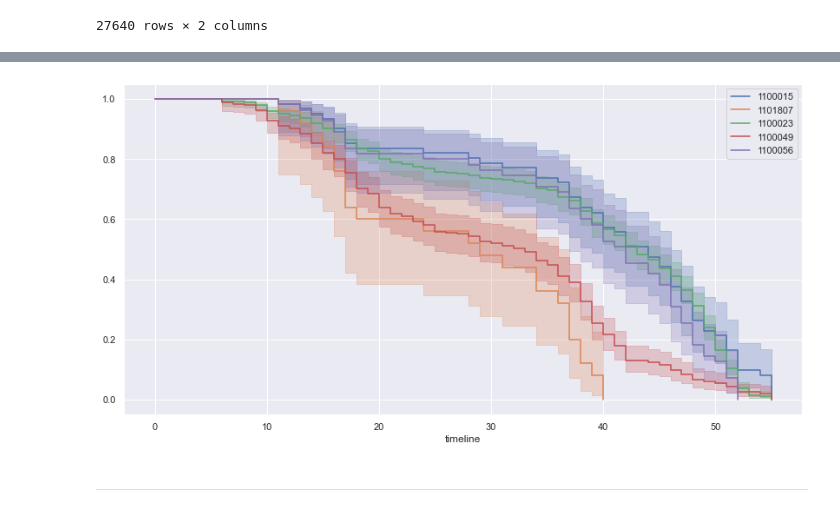
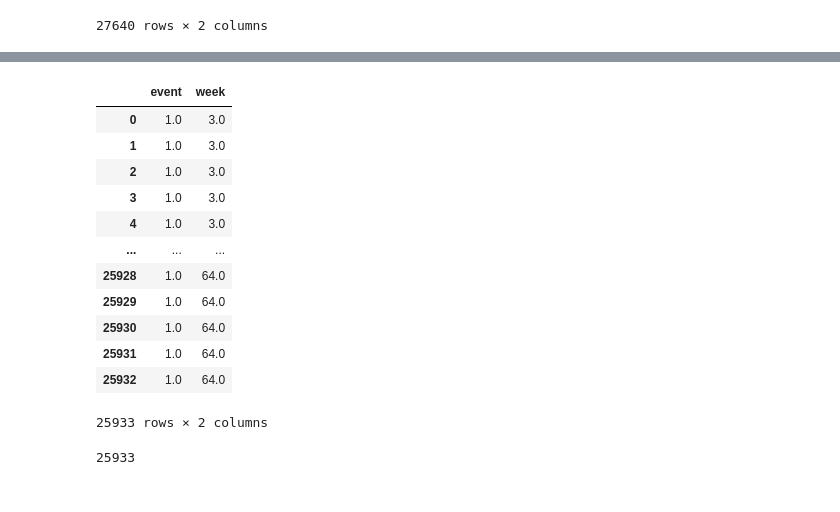
Before and after one commit to alexandrepereiraarq/COVIDGI, a Jupyter notebook: CVGI_MR_05_analysis.ipynb, the cells around one changed output, grey strips where cells are left out. Saved outputs shown, nothing was run; the diff lists cells and outputs as text; code cells hidden in the pictures.

```diff
--- a/CVGI_MR_05_analysis.ipynb
+++ b/CVGI_MR_05_analysis.ipynb
@@ -243,6 +142,25 @@ def plot_kmf(dataframe,cities):
-# %%
-plot_kmf(events_ro,['1100015','1101807','1100023','1100049','1100056'])
-# %% [output]
-[figure, removed]
-# %% [markdown]
----
+# %%
+#preparing dataset for RJ
+city = '3304557'
+cases_rj = cases_by_epi_week_merged_clean[cases_by_epi_week_merged_clean.ibge_code == city]
+events_rj = events_cities(cases_rj)
+events_rj
+# %% [output]
+|  | event | week |
+| 0 | 1.0 | 3.0 |
+| 1 | 1.0 | 3.0 |
+| 2 | 1.0 | 3.0 |
+| 3 | 1.0 | 3.0 |
+| 4 | 1.0 | 3.0 |
+| ... | ... | ... |
+| 25928 | 1.0 | 64.0 |
+| 25929 | 1.0 | 64.0 |
+| 25930 | 1.0 | 64.0 |
+| 25931 | 1.0 | 64.0 |
+| 25932 | 1.0 | 64.0 |
+25933 rows × 2 columns
+# %%
+#Checking if all deaths are accounted for
+cases_by_epi_week_merged_clean[cases_by_epi_week_merged_clean.ibge_code == city].new_deaths.sum()
+# %% [output]
+25933
```
Also changed, not shown: parts of 18 cells of this notebook, 1 other file.
